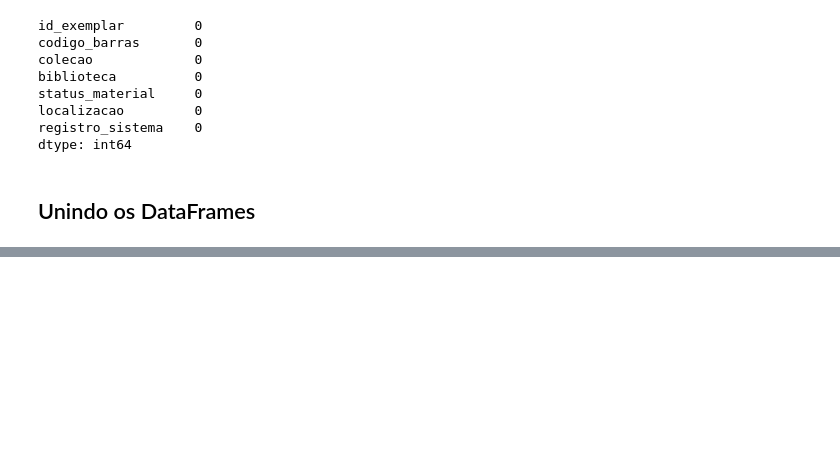
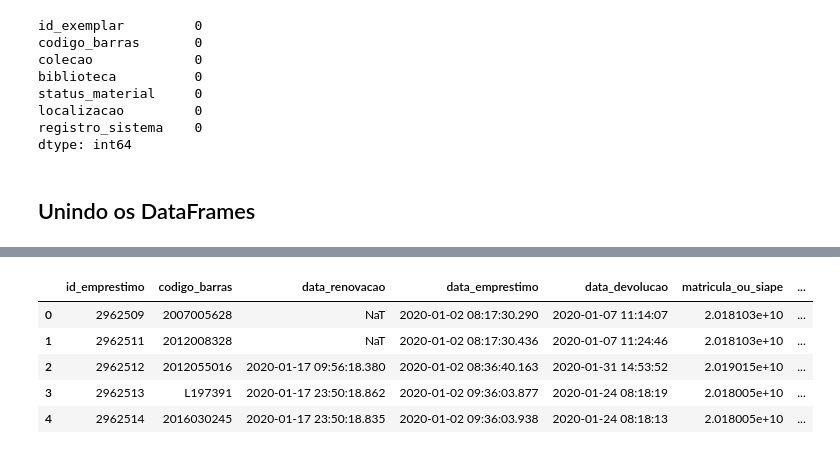
Before and after one commit to PietroDelCorona/Python_Pandas_Alura, a Jupyter notebook: codigos.ipynb, the cells around one changed output, grey strips where cells are left out. Saved outputs shown, nothing was run; the diff lists cells and outputs as text; code cells hidden in the pictures; blank space fills up the shorter version.

Commit message:
day 2 data cleaning

```diff
--- a/aula_1.ipynb
+++ b/codigos.ipynb
@@ -156,8 +158,6 @@ memory usage: 120.6+ MB
 emprestimos_totais['data_renovacao'] = pd.to_datetime(emprestimos_totais['data_renovacao'], errors='coerce')
 emprestimos_totais['data_emprestimo'] = pd.to_datetime(emprestimos_totais['data_emprestimo'], errors='coerce')
 emprestimos_totais['data_devolucao'] = pd.to_datetime(emprestimos_totais['data_devolucao'], errors='coerce')
-# %%
-emprestimos_totais['matricula_ou_siape'] = emprestimos_totais['matricula_ou_siape'].astype('Int64')
 # %%
 emprestimos_totais.info()
 # %% [output]
@@ -297,0 +336,9 @@ emprestimos_completos
+# %%
+emprestimos_completos.head()
+# %% [output]
+|  | id_emprestimo | codigo_barras | data_renovacao | data_emprestimo | data_devolucao | matricula_ou_siape | ... |
+| 0 | 2962509 | 2007005628 | NaT | 2020-01-02 08:17:30.290 | 2020-01-07 11:14:07 | 2.018103e+10 | ... |
+| 1 | 2962511 | 2012008328 | NaT | 2020-01-02 08:17:30.436 | 2020-01-07 11:24:46 | 2.018103e+10 | ... |
+| 2 | 2962512 | 2012055016 | 2020-01-17 09:56:18.380 | 2020-01-02 08:36:40.163 | 2020-01-31 14:53:52 | 2.019015e+10 | ... |
+| 3 | 2962513 | L197391 | 2020-01-17 23:50:18.862 | 2020-01-02 09:36:03.877 | 2020-01-24 08:18:19 | 2.018005e+10 | ... |
+| 4 | 2962514 | 2016030245 | 2020-01-17 23:50:18.835 | 2020-01-02 09:36:03.938 | 2020-01-24 08:18:13 | 2.018005e+10 | ... |
```
Also changed, not shown: parts of 13 cells of this notebook.
